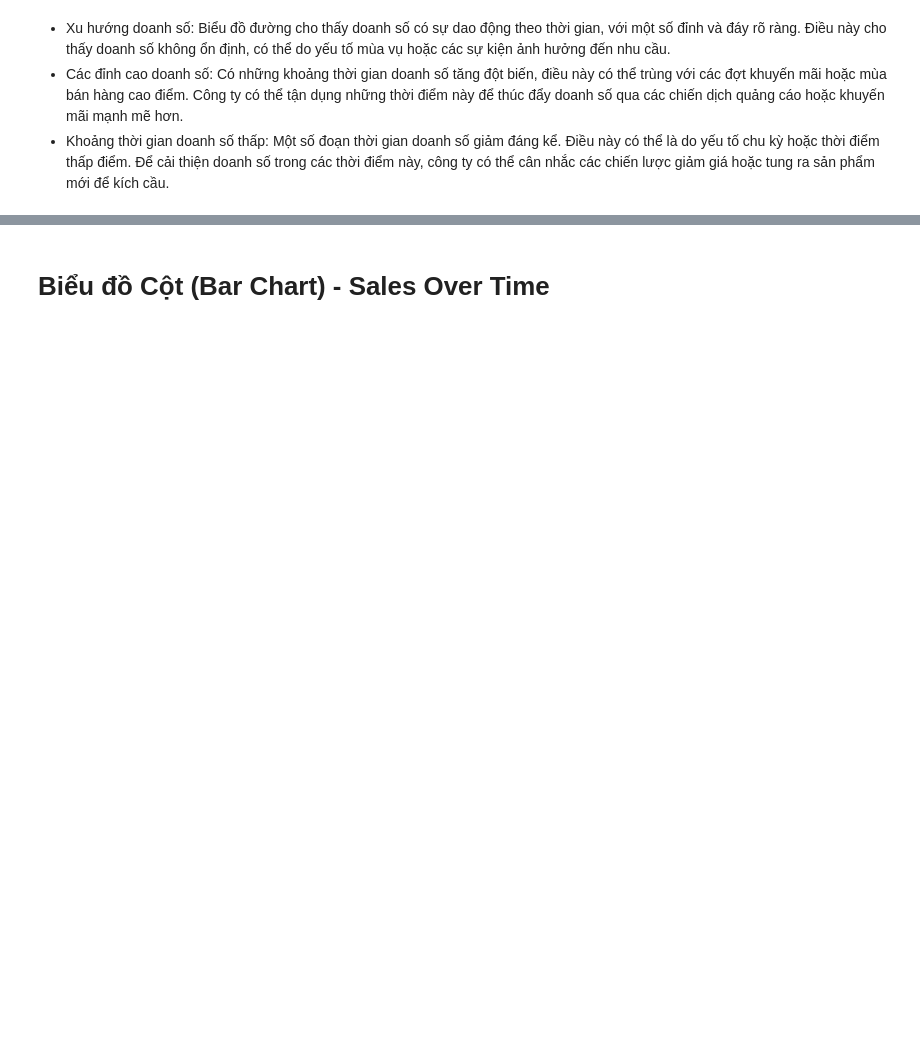
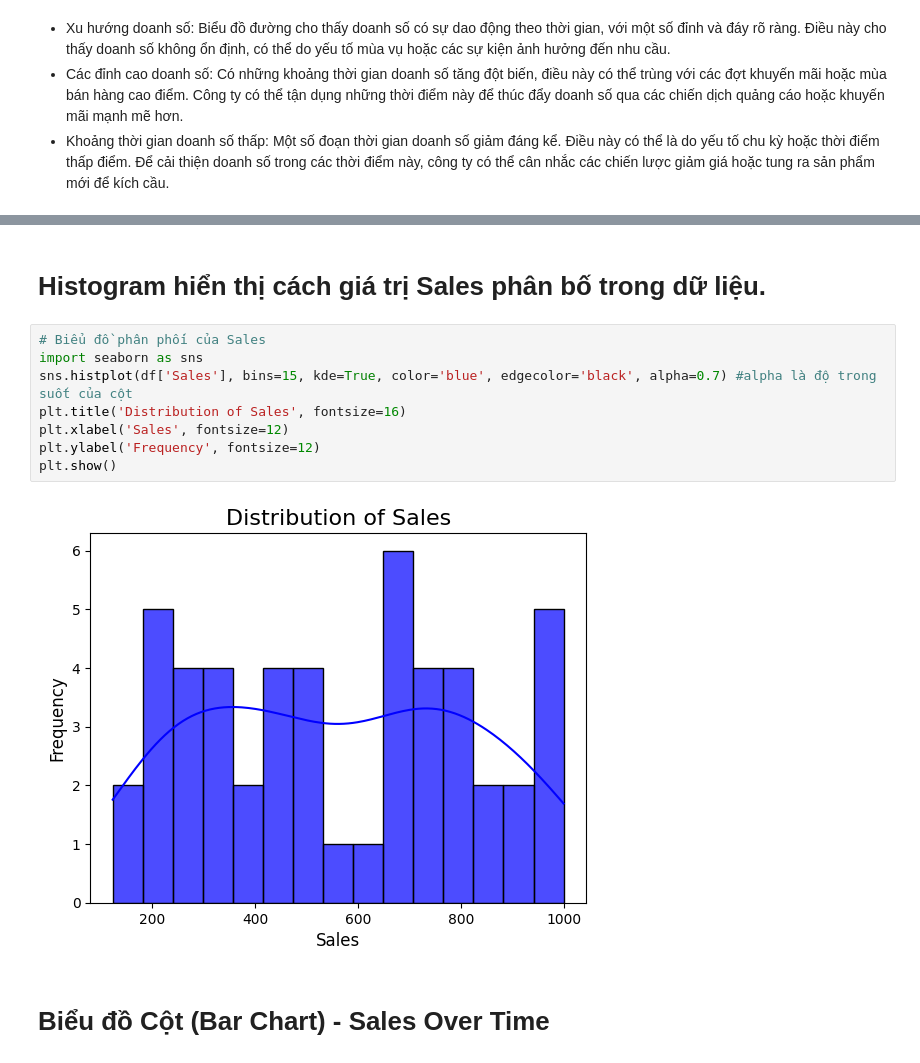
Before and after one commit to thanhthao2004/Tranning-Python-Lesson4, a Jupyter notebook: LyThuyet.ipynb, the cells around one changed output, grey strips where cells are left out. Drawn from its saved outputs; the diff is of its cells as text; blank space fills up the shorter version.

```diff
--- a/LyThuyet.ipynb
+++ b/LyThuyet.ipynb
@@ -50,3 +76,15 @@ plt.show()
+# %% [markdown]
+# Histogram hiển thị cách giá trị Sales phân bố trong dữ liệu.
+# %%
+# Biểu đồ phân phối của Sales
+import seaborn as sns
+sns.histplot(df['Sales'], bins=15, kde=True, color='blue', edgecolor='black', alpha=0.7) #alpha là độ trong suốt của cột
+plt.title('Distribution of Sales', fontsize=16)
+plt.xlabel('Sales', fontsize=12)
+plt.ylabel('Frequency', fontsize=12)
+plt.show()
+# %% [output]
+[figure, added]
 # %% [markdown]
 # Biểu đồ Cột (Bar Chart) - Sales Over Time
 # %%
```
Also changed, not shown: parts of 16 cells of this notebook, 1 other file.
